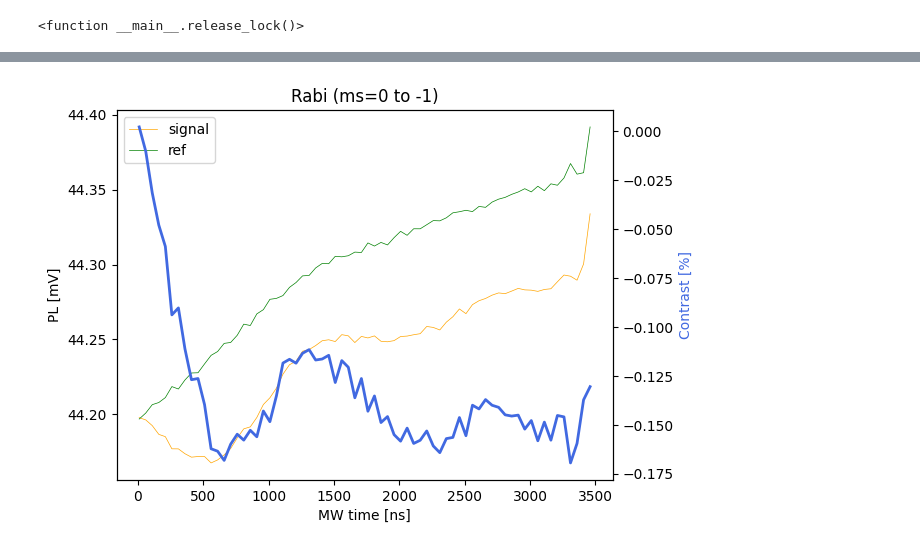
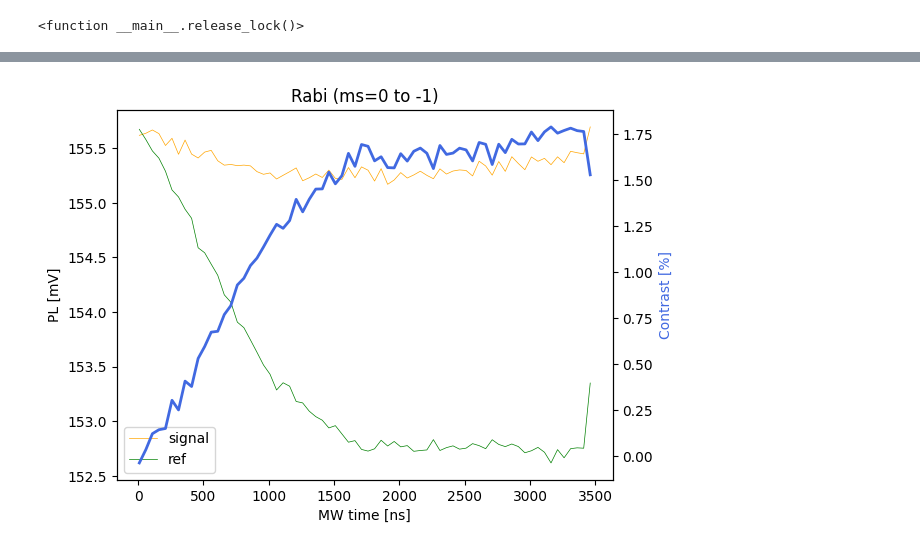
Before and after one commit to cct1123/diamondgui, a Jupyter notebook: measurement/test_magneticresonance.ipynb, the cells around one changed output, grey strips where cells are left out. Cells and saved outputs as stored; diff of their text form; code cells hidden in the pictures.

Commit message:
modify rabi logic and gui for digitizer integration

```diff
--- a/measurement/test_magneticresonance.ipynb
+++ b/measurement/test_magneticresonance.ipynb
@@ -251,19 +244,19 @@ print(params)
 # %%
 rabi = Rabi()
-stoptime = 40 # seconds
+stoptime = 2 # seconds
 rabi.set_stoptime(stoptime)
 rabi.set_priority(9)
 rabi.set_paraset(
             laser_current = 90.05, # percentage
-            mw_freq = 398.556, # GHz
+            mw_freq = 398.5462701022625, # GHz
             mw_powervolt = 5.0, # voltage 0.0 to 5.0
             mw_phasevolt = 0.0, # voltage 0.0 to 5.0
-            init_nslaser = 40, # [ns]
+            init_nslaser = 50, # [ns]
             init_isc = 150,
             init_repeat = 40,
-            init_wait = 201.0,
+            init_wait = 1000.0,
             read_wait = 300.0,
-            read_laser = 1201.0,
+            read_laser = 900.0,
             mw_dur_begin = 10.0,
             mw_dur_end = 3500,
             mw_dur_step = 50.0,
@@ -277,30 +293,30 @@ time.sleep(stoptime)
 # %%
 import matplotlib.pyplot as plt
-mw_dur = rabi.dataset["mw_dur"]
+mw_dur = rabi.mw_dur
 
-signal_av = rabi.dataset["sig_mw"]
-background_av = rabi.dataset["sig_nomw"]
+signal_av = rabi.dataset['sig_mw']
+background_av = rabi.dataset['sig_nomw']
 contrast = (signal_av-background_av)/background_av
 fig, ax1 = plt.subplots()
 ax2 = ax1.twinx()
 # mw_dur = np.arange(len(signal_av))
 # ax1.plot(mw_dur, signal_av*1E3, linewidth=0.5, label="signal", color="orange")
 # ax1.plot(mw_dur, background_av*1E3, linewidth=0.5, label="ref", color="green")
 # ax2.plot(mw_dur, contrast*100.0, linewidth=2, label="contrast", color='royalblue')
 
 # idxend = 200
 ax1.plot(mw_dur, signal_av*1E3, linewidth=0.5, label="signal", color="orange")
 ax1.plot(mw_dur, background_av*1E3, linewidth=0.5, label="ref", color="green")
 ax2.plot(mw_dur, contrast*100.0, linewidth=2, label="contrast", color='royalblue')
 
 ax1.set_xlabel("MW time [ns]")
 ax1.set_ylabel("PL [mV]")
 ax2.set_ylabel("Contrast [%]", color='royalblue')
 ax1.legend(loc='best')
 plt.title("Rabi (ms=0 to -1)")
 plt.show()
 # %% [output]
-[figure, old version]
+[figure, new version]
 # %%
 import numpy as np
 import matplotlib.pyplot as plt
```
Also changed, not shown: parts of 15 cells of this notebook, 6 other files.
